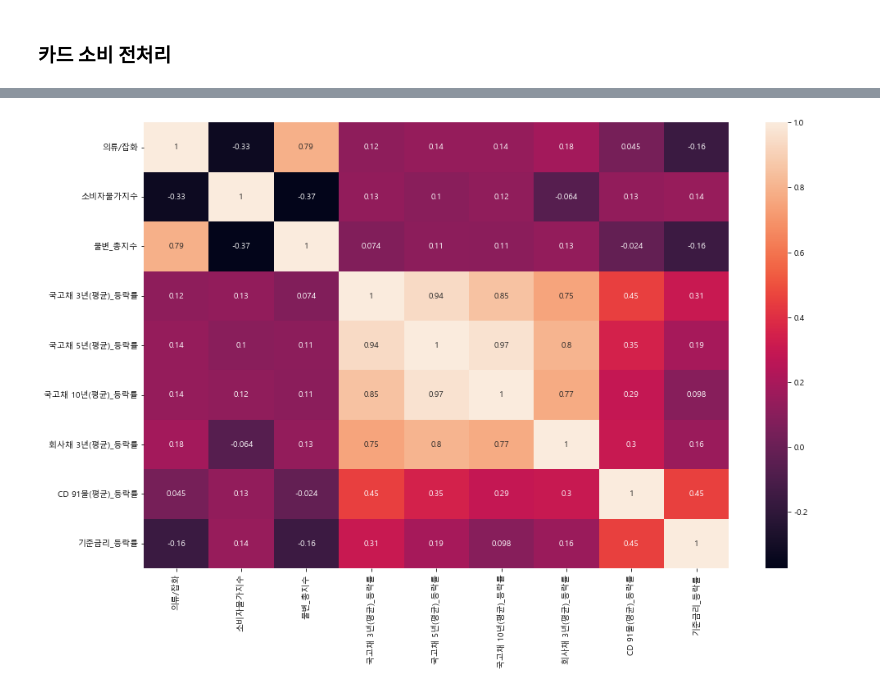
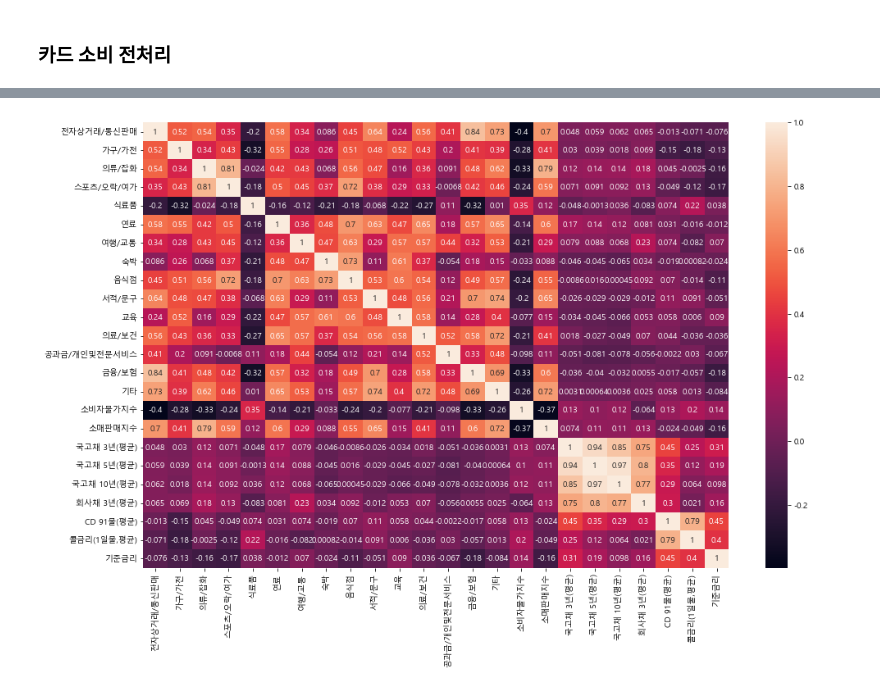
Before and after one commit to jkim0313/project1_dajopay, a Jupyter notebook: indexes.ipynb, the cells around one changed output, grey strips where cells are left out. Cells and saved outputs as stored; diff of their text form; code cells hidden in the pictures.

```diff
--- a/indexes.ipynb
+++ b/indexes.ipynb
@@ -78,6 +78,7 @@ rsi_df = rsi_df[["날짜", "불변_총지수"]]
 rsi_df["날짜"] = pd.to_datetime(rsi_df["날짜"], format='%Y-%m')     # 데이터 타입 datetime으로 변경
 rsi_df["날짜"] = rsi_df["날짜"].dt.strftime('%Y%m')                 # datetime 형식 설정
 rsi_df.set_index("날짜", inplace=True)                              # 날짜 컬럼 인덱스 설정
+rsi_df.rename(columns={"불변_총지수":"소매판매지수"}, inplace=True)  # 컬럼명 변경
 rsi_df = rsi_df.iloc[:-2]
 rsi_df
 # %% [output]
@@ -203,0 +229,6 @@ clothes_df.head()
+# %%
+category_df = card_df[['전자상거래/통신판매', '가구/가전', '의류/잡화', '스포츠/오락/여가', '식료품', '연료',
+                       '여행/교통', '숙박', '음식점', '서적/문구', '교육', '의료/보건', '공과금/개인및전문서비스',
+                       '금융/보험', '기타']]
+category_df = pd.DataFrame(category_df)
+category_df.head()
@@ -204,4 +243,4 @@ clothes_df.head()
 # %%
-clothes_df = pd.merge(clothes_df, indexes_df, how="left", left_index=True, right_index=True)
-clothes_df.head()
+category_df = pd.merge(category_df, indexes_df, how="left", left_index=True, right_index=True)
+category_df.head()
 # %% [output]
@@ -235,0 +254,10 @@ clothes_df.head(5)
+# %%
+# 컬럼별 등락률 계산
+
+col_list = []
+col_list.append([col for col in category_df])
+df = pd.DataFrame()
+for i in col_list:
+    df[i] = category_df[i].pct_change()
+df = df.iloc[1:]
+df.head()
@@ -236,16 +272,17 @@ clothes_df.head(5)
 # %%
+# 상관계수 히트맵
+
 import seaborn as sns
 import matplotlib.pyplot as plt
 %matplotlib inline
 
 plt.rcParams['axes.unicode_minus'] = False
 plt.rcParams["font.family"] = "Malgun Gothic"
 
 plt.figure(figsize=(16,10))
 
-sns.heatmap(clothes_df[['의류/잡화', '소비자물가지수', '불변_총지수', '국고채 3년(평균)_등락률',
-       '국고채 5년(평균)_등락률', '국고채 10년(평균)_등락률','회사채 3년(평균)_등락률', 'CD 91물(평균)_등락률', '콜금리(1일물,평균)', '기준금리_등락률']].corr(), annot=True)
+sns.heatmap(df.corr(), annot=True)
 
 plt.show()
 # %% [output]
-[figure, old version]
+[figure, new version]
```
Also changed, not shown: parts of 12 cells of this notebook.
